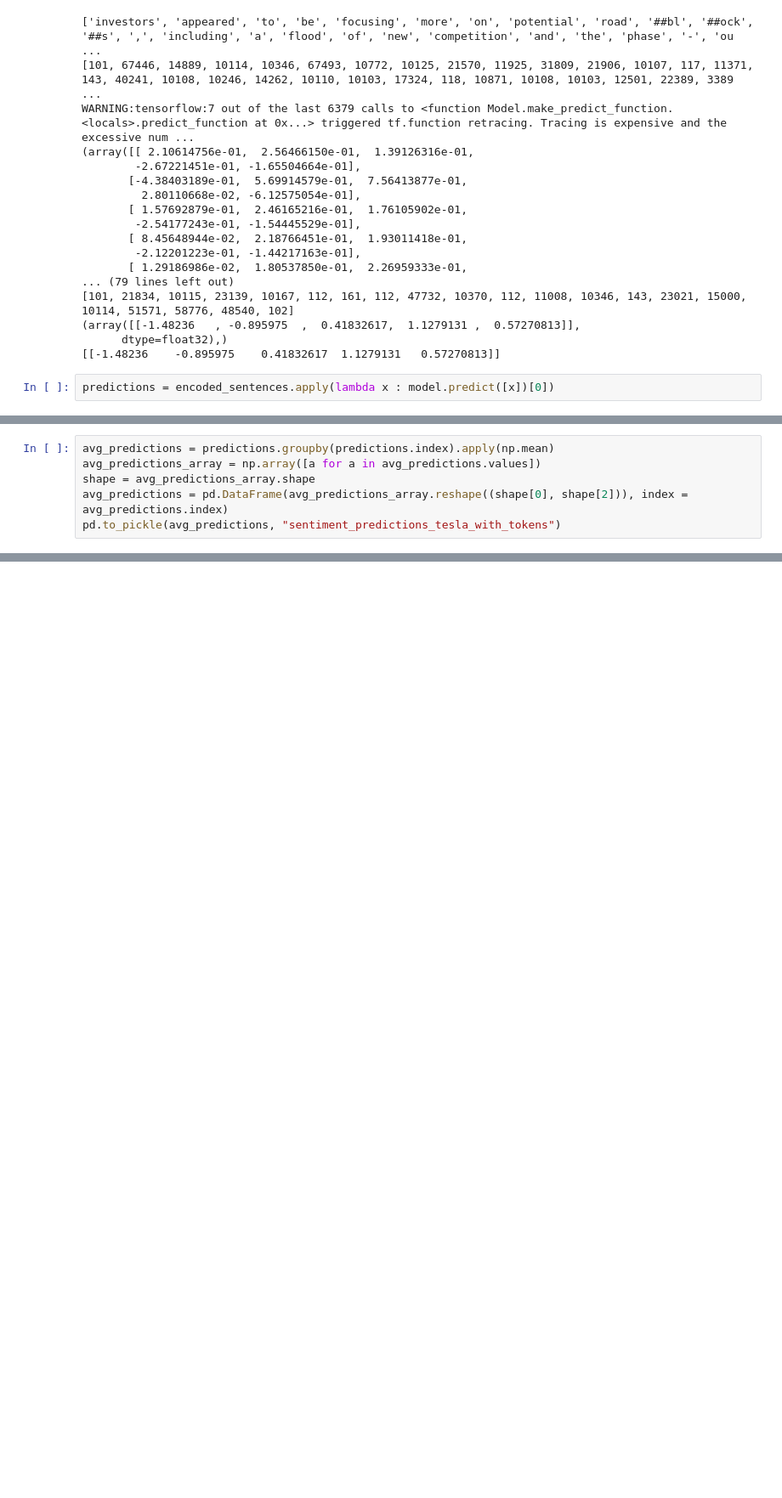
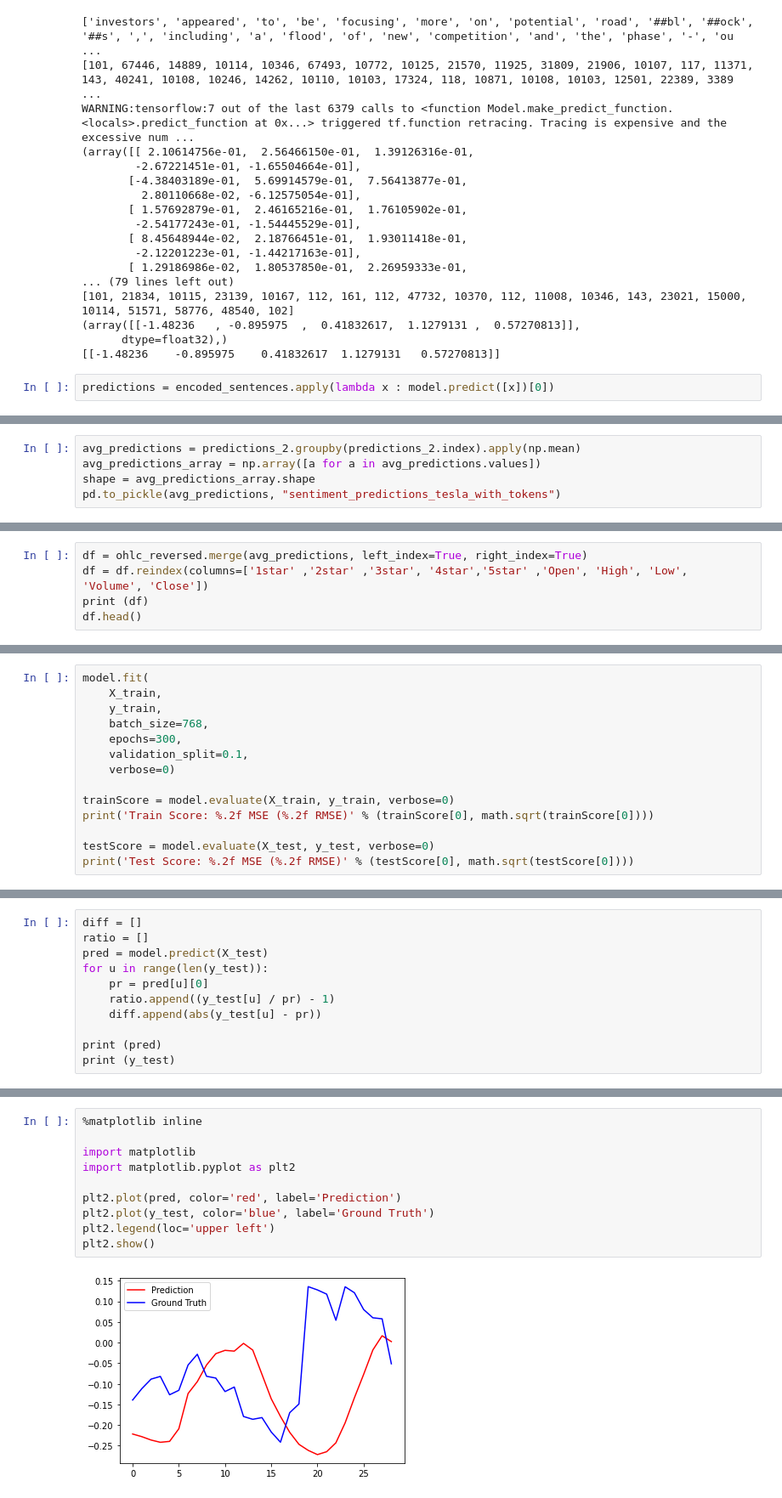
Before and after one commit to KingYuanSun/Individual-Projects-NLP, a Jupyter notebook: Sentiment_Analysis_StockTrendPrediction_Main.ipynb, the cells around one changed output, grey strips where cells are left out. Shown: that part at 85% size. Drawn from its saved outputs; the diff is of its cells as text; blank space fills up the shorter version.

```diff
--- a/Sentiment_Analysis_StockTrendPrediction_Main.ipynb
+++ b/Sentiment_Analysis_StockTrendPrediction_Main.ipynb
@@ -642,6 +679,5 @@ predictions.shape
 # %%
-avg_predictions = predictions.groupby(predictions.index).apply(np.mean)
+avg_predictions = predictions_2.groupby(predictions_2.index).apply(np.mean)
 avg_predictions_array = np.array([a for a in avg_predictions.values])
 shape = avg_predictions_array.shape
-avg_predictions = pd.DataFrame(avg_predictions_array.reshape((shape[0], shape[2])), index = avg_predictions.index)
 pd.to_pickle(avg_predictions, "sentiment_predictions_tesla_with_tokens")
@@ -781,0 +736,5 @@ ep = 15
+# %%
+df = ohlc_reversed.merge(avg_predictions, left_index=True, right_index=True)
+df = df.reindex(columns=['1star' ,'2star' ,'3star', '4star','5star' ,'Open', 'High', 'Low', 'Volume', 'Close'])
+print (df)
+df.head()
@@ -781,0 +879,14 @@ ep = 15
+# %%
+model.fit(
+    X_train,
+    y_train,
+    batch_size=768,
+    epochs=300,
+    validation_split=0.1,
+    verbose=0)
+
+trainScore = model.evaluate(X_train, y_train, verbose=0)
+print('Train Score: %.2f MSE (%.2f RMSE)' % (trainScore[0], math.sqrt(trainScore[0])))
+
+testScore = model.evaluate(X_test, y_test, verbose=0)
+print('Test Score: %.2f MSE (%.2f RMSE)' % (testScore[0], math.sqrt(testScore[0])))
@@ -781,0 +896,11 @@ ep = 15
+# %%
+diff = []
+ratio = []
+pred = model.predict(X_test)
+for u in range(len(y_test)):
+    pr = pred[u][0]
+    ratio.append((y_test[u] / pr) - 1)
+    diff.append(abs(y_test[u] - pr))
+
+print (pred)
+print (y_test)
@@ -781,0 +925,12 @@ ep = 15
+# %%
+%matplotlib inline
+
+import matplotlib
+import matplotlib.pyplot as plt2
+
+plt2.plot(pred, color='red', label='Prediction')
+plt2.plot(y_test, color='blue', label='Ground Truth')
+plt2.legend(loc='upper left')
+plt2.show()
+# %% [output]
+[figure, added]
```
Also changed, not shown: parts of 18 cells of this notebook.
